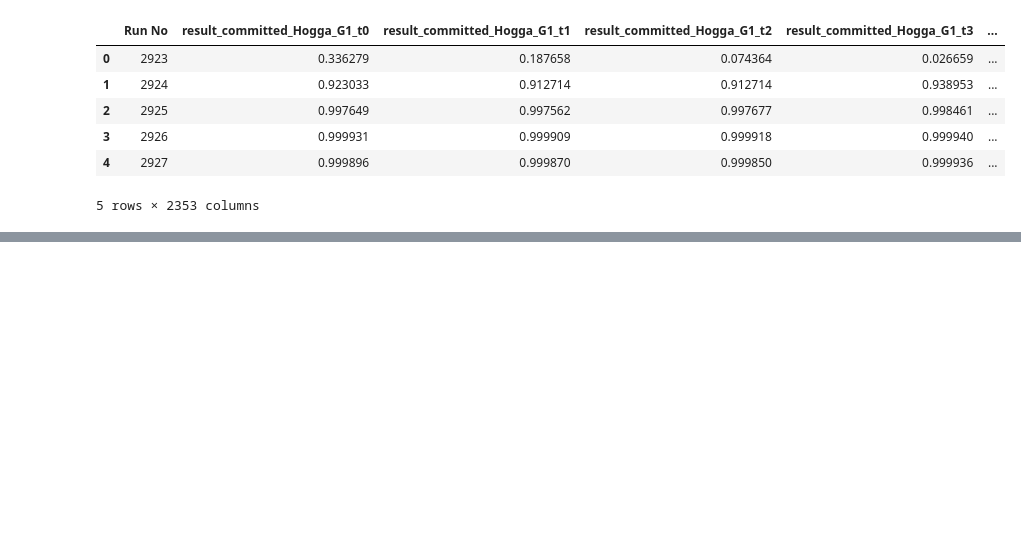
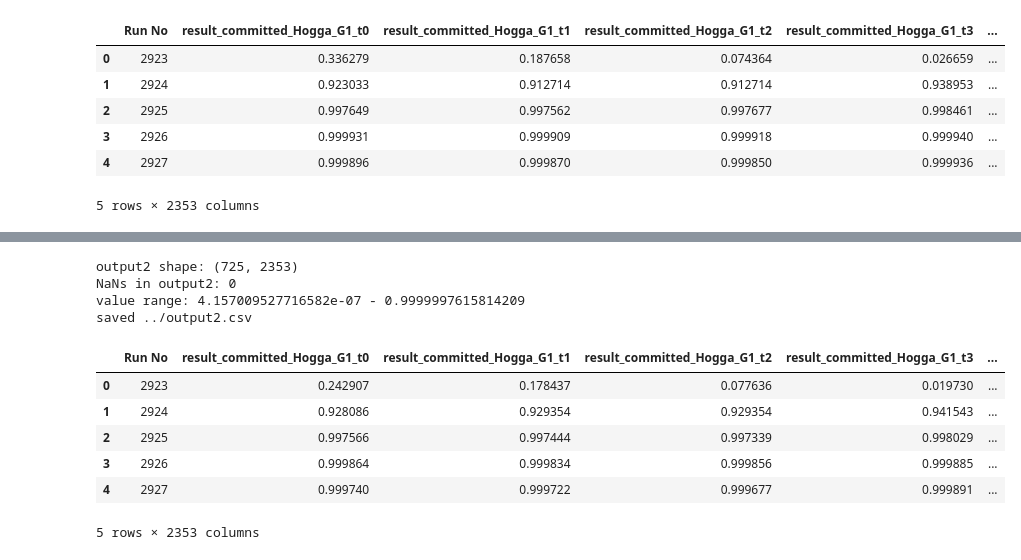
Before and after one commit to jonasbirkeli/TDT4173-course-project, a Jupyter notebook: notebooks/kaggle_submission.ipynb, the cells around one changed output, grey strips where cells are left out. Cells and saved outputs as stored; diff of their text form; code cells hidden in the pictures; blank space fills up the shorter version.

```diff
--- a/notebooks/kaggle_submission.ipynb
+++ b/notebooks/kaggle_submission.ipynb
@@ -316,0 +438,27 @@ saved ../output.csv
+# %%
+out2 = template.copy()
+for gen in GENERATORS:
+    p = test_preds2[gen].reshape(len(test_cases), HOURS)
+    for t in range(HOURS):
+        col = f"result_committed_{gen}_t{t}"
+        out2[col] = p[rows_idx, t]
+
+print("output2 shape:", out2.shape)
+print("NaNs in output2:", int(out2.isna().to_numpy().sum()))
+print("value range:", float(out2.iloc[:, 1:].to_numpy().min()),
+      "-", float(out2.iloc[:, 1:].to_numpy().max()))
+out2.to_csv("../output2.csv", index=False)
+print("saved ../output2.csv")
+out2.head()
+# %% [output]
+output2 shape: (725, 2353)
+NaNs in output2: 0
+value range: 4.157009527716582e-07 - 0.9999997615814209
+saved ../output2.csv
+|  | Run No | result_committed_Hogga_G1_t0 | result_committed_Hogga_G1_t1 | result_committed_Hogga_G1_t2 | result_committed_Hogga_G1_t3 | ... |
+| 0 | 2923 | 0.242907 | 0.178437 | 0.077636 | 0.019730 | ... |
+| 1 | 2924 | 0.928086 | 0.929354 | 0.929354 | 0.941543 | ... |
+| 2 | 2925 | 0.997566 | 0.997444 | 0.997339 | 0.998029 | ... |
+| 3 | 2926 | 0.999864 | 0.999834 | 0.999856 | 0.999885 | ... |
+| 4 | 2927 | 0.999740 | 0.999722 | 0.999677 | 0.999891 | ... |
+5 rows × 2353 columns
```
Also changed, not shown: parts of 5 cells of this notebook, 6 other files.
